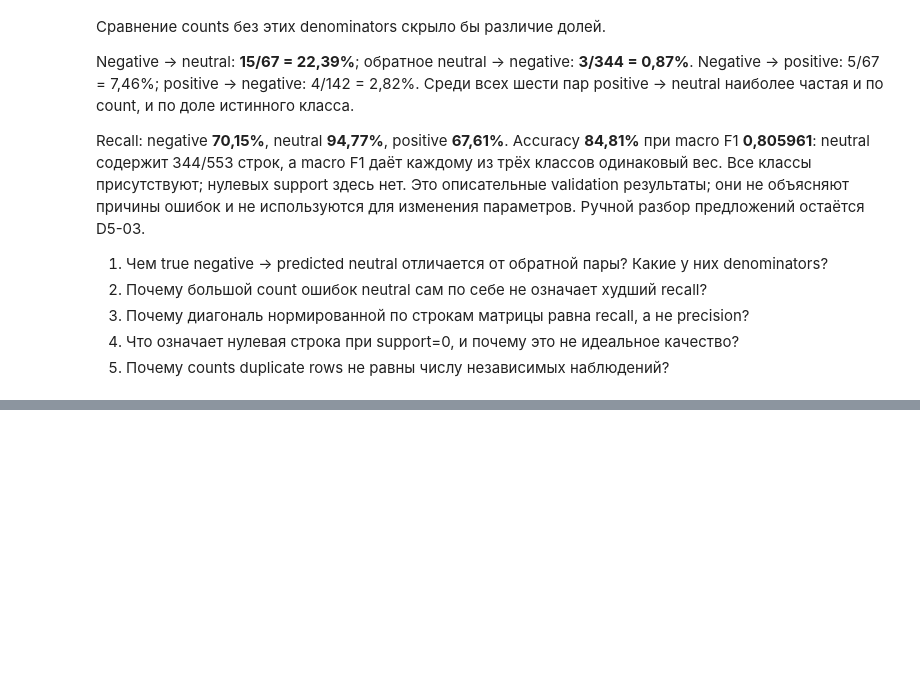
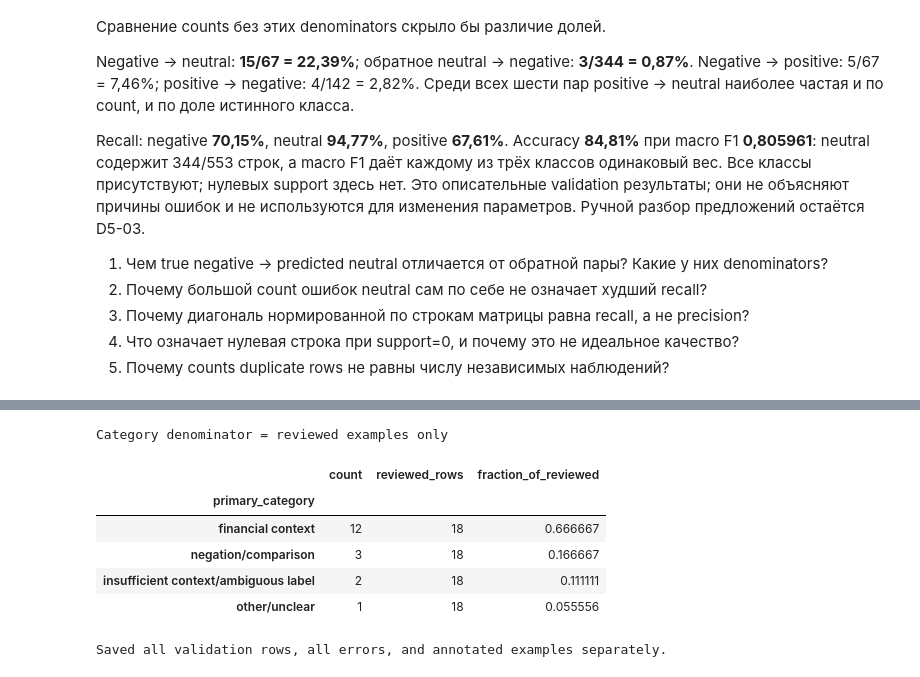
Before and after one commit to HomeboyMakkri/Text-classification, a Jupyter notebook: notebooks/day05_error_analysis.ipynb, the cells around one changed output, grey strips where cells are left out. Cells and saved outputs as stored; diff of their text form; code cells hidden in the pictures; blank space fills up the shorter version.

```diff
--- a/notebooks/day05_error_analysis.ipynb
+++ b/notebooks/day05_error_analysis.ipynb
@@ -140,0 +246,22 @@ Recall: negative **70,15%**, neutral **94,77%**, positive **67,61%**. Accuracy *
+# %%
+category_counts = reviewed_examples["primary_category"].value_counts().rename("count").to_frame()
+category_counts["reviewed_rows"] = len(reviewed_examples)
+category_counts["fraction_of_reviewed"] = category_counts["count"] / len(reviewed_examples) if len(reviewed_examples) else 0.0
+print("Category denominator = reviewed examples only")
+display(category_counts)
+
+report_dir = ROOT / "reports/day05"
+report_dir.mkdir(parents=True, exist_ok=True)
+analysis.table.to_csv(report_dir / "validation_analysis.csv", index=False)
+analysis.errors.to_csv(report_dir / "validation_errors.csv", index=False)
+reviewed_examples.to_csv(report_dir / "validation_examples.csv", index=False)
+print("Saved all validation rows, all errors, and annotated examples separately.")
+# %% [output]
+Category denominator = reviewed examples only
+|  | count | reviewed_rows | fraction_of_reviewed |
+| primary_category |  |  |  |
+| financial context | 12 | 18 | 0.666667 |
+| negation/comparison | 3 | 18 | 0.166667 |
+| insufficient context/ambiguous label | 2 | 18 | 0.111111 |
+| other/unclear | 1 | 18 | 0.055556 |
+Saved all validation rows, all errors, and annotated examples separately.
```
Also changed, not shown: parts of 4 cells of this notebook, 5 other files.
